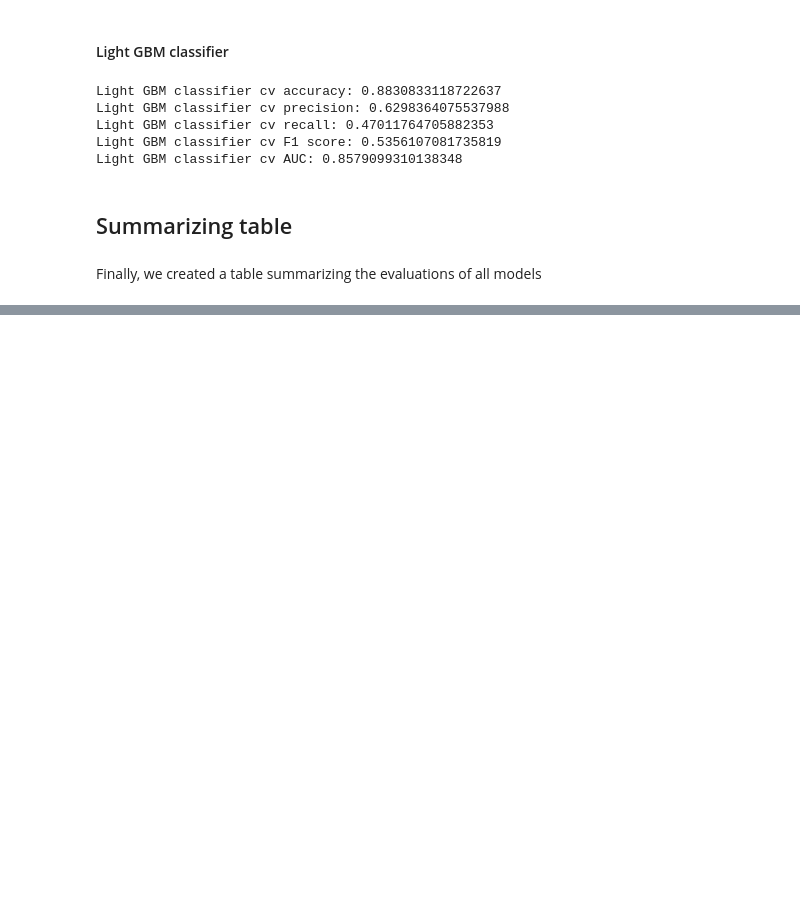
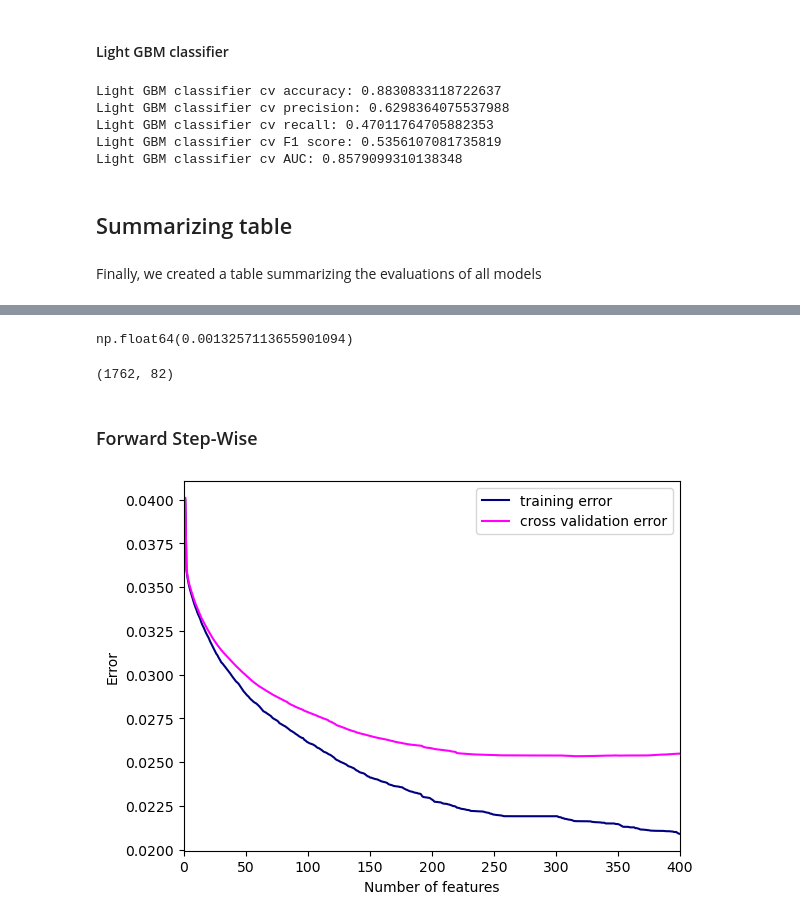
Before and after one commit to yuu1zhou/Song-prediction-with-ML, a Jupyter notebook: draft.ipynb, the cells around one changed output, grey strips where cells are left out. Saved outputs shown, nothing was run; the diff lists cells and outputs as text; code cells hidden in the pictures; blank space fills up the shorter version.

Commit message:
A new unsupervised section is created in the draft, some additional files and data are also added

```diff
--- a/draft.ipynb
+++ b/draft.ipynb
@@ -1123,0 +1132,20 @@ Finally, we created a table summarizing the evaluations of all models
+# %%
+mat_lis = ["cluster_label_bars.npy", "cluster_label_beats.npy", "cluster_label_loudness.npy", "cluster_label_loudness_time.npy",
+           "cluster_label_sections.npy", "cluster_label_loudness_start.npy", "cluster_label_segments_start.npy", "cluster_label_tatums_start.npy"
+           ]
+
+def cluster_label_encode(mat_lis): # load all the clustering arrays, and one-hot encode
+    lis = []
+    for mat in mat_lis:
+        clus = np.load(mat)
+        oh_encode = OneHotEncoder()
+        lis.append(oh_encode.fit_transform(clus).toarray())
+
+    return np.concatenate(lis, axis=1)
+
+cluster_label_oh_matrix = cluster_label_encode(mat_lis)
+
+cluster_label_oh_matrix = pd.DataFrame(cluster_label_oh_matrix).iloc[train_index,:] # map the training set index
+# %%
+X_train_final = np.concatenate((X_train, cluster_label_oh_matrix.to_numpy()), axis=1) # combined design matrix
+X_train_final.shape
@@ -1123,0 +1160,3 @@ Finally, we created a table summarizing the evaluations of all models
+# %%
+lasso_cv = LassoCV(alphas=np.logspace(-4, 1, 50), cv=5) #start: 10^-4 end: 10^1
+lasso_cv.fit(X_train_final, y)
@@ -1123,0 +1178,23 @@ Finally, we created a table summarizing the evaluations of all models
+# %%
+lasso_cv.alpha_
+# %% [output]
+np.float64(0.0013257113655901094)
+# %%
+lasso_reg = Lasso(alpha= lasso_cv.alpha_)
+lasso_reg.fit(X_train_final, y)
+
+model = SelectFromModel(lasso_reg, prefit=True)
+X_train_selected_final_lasso = model.transform(X_train_final)
+X_train_selected_final_lasso.shape
+# %% [output]
+(1762, 82)
+# %% [markdown]
+### Forward Step-Wise
+# %%
+sfs_reg = SequentialFeatureSelector(LinearRegression(), k_features=(1, 400) ,
+                                    forward=True, scoring='neg_mean_squared_error',n_jobs=20, verbose=0)
+sfs_reg = sfs_reg.fit(X_train_final, y)
+
+subset_info = sfs_reg.subsets_
+# %% [output]
+[figure, added]
```
Also changed, not shown: parts of 78 cells of this notebook, 22 other files.
